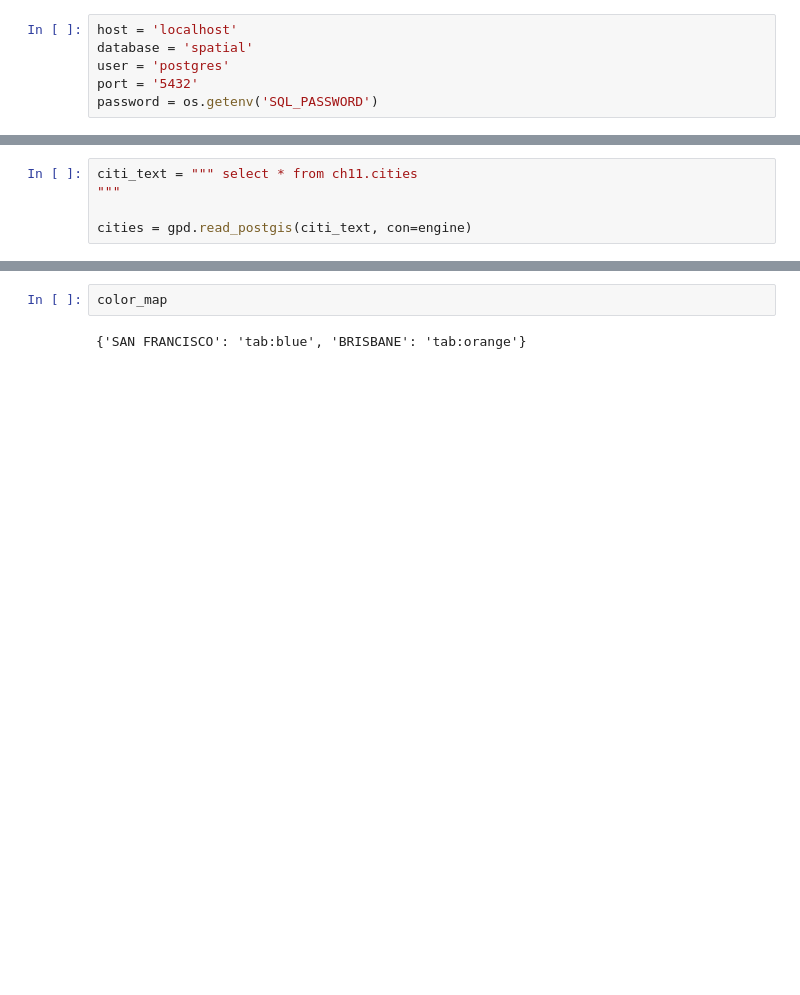
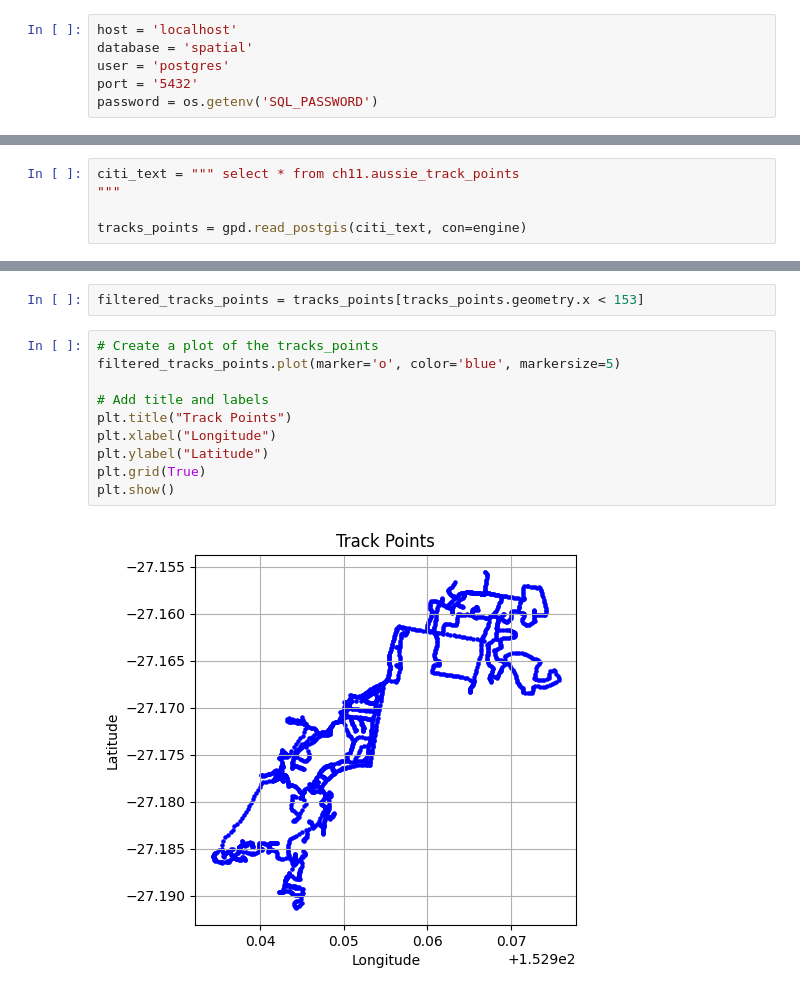
Before and after one commit to gisynw/ssj-376, a Jupyter notebook: docs/Lectures/Week09/lecture_Week09.ipynb, the cells around one changed output, grey strips where cells are left out. Drawn from its saved outputs; the diff is of its cells as text; blank space fills up the shorter version.

```diff
--- a/docs/Lectures/Week09/lecture_Week09.ipynb
+++ b/docs/Lectures/Week09/lecture_Week09.ipynb
@@ -23,5 +23,5 @@ insp.get_table_names()
 # %%
-citi_text = """ select * from ch11.cities
+citi_text = """ select * from ch11.aussie_track_points
 """
 
-cities = gpd.read_postgis(citi_text, con=engine)
+tracks_points = gpd.read_postgis(citi_text, con=engine)
@@ -71,4 +28,14 @@ See: https://matplotlib.org/stable/tutorials/intermediate/legend_guide.html#impl
-# %%
-color_map
-# %% [output]
-{'SAN FRANCISCO': 'tab:blue', 'BRISBANE': 'tab:orange'}
+# %%
+filtered_tracks_points = tracks_points[tracks_points.geometry.x < 153]
+# %%
+# Create a plot of the tracks_points
+filtered_tracks_points.plot(marker='o', color='blue', markersize=5)
+
+# Add title and labels
+plt.title("Track Points")
+plt.xlabel("Longitude")
+plt.ylabel("Latitude")
+plt.grid(True)
+plt.show()
+# %% [output]
+[figure, added]
```
Also changed, not shown: parts of 4 cells of this notebook, 11 other files.
